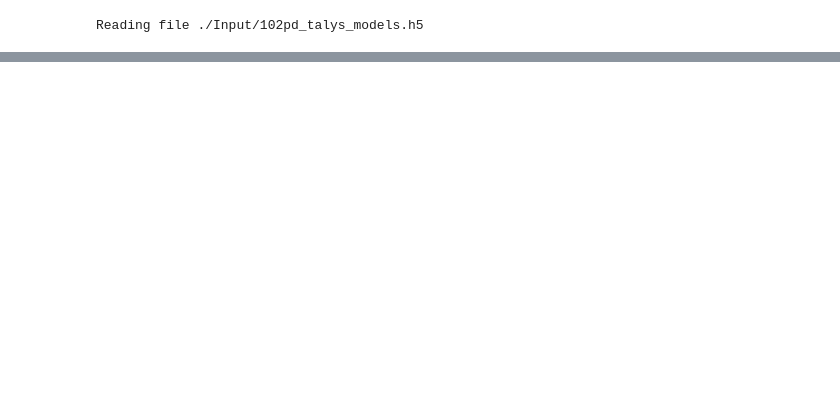
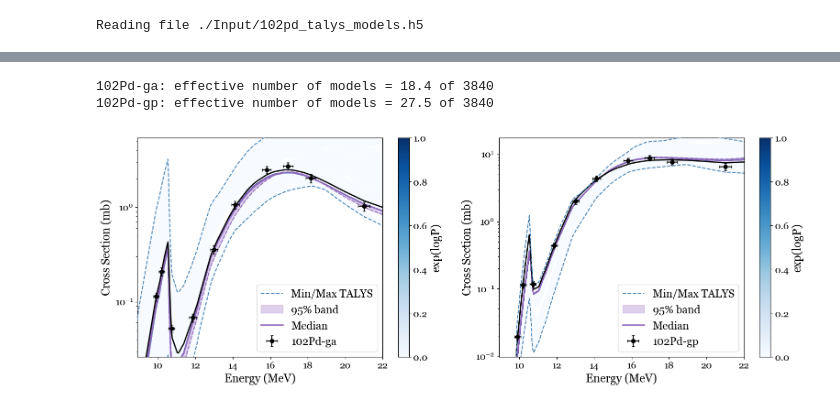
Before and after one commit to atsantiri/cs_impact_PPN, a Jupyter notebook: controlled_test.ipynb, the cells around one changed output, grey strips where cells are left out. Cells and saved outputs as stored; diff of their text form; code cells hidden in the pictures; blank space fills up the shorter version.

```diff
--- a/controlled_test.ipynb
+++ b/controlled_test.ipynb
@@ -81,0 +109,31 @@ Text(0.5, 0.98, 'Dummy data from model 0')
+# %%
+rng = np.random.default_rng(0)
+
+for d, key in enumerate(cs_data):
+    E_grid = model_data[key][0][0]
+    grid_cs = np.array([cs for _, cs in model_data[key]])  # (n_models, n_energies)
+
+    p = w_m[key] / w_m[key].sum()
+    print(f"{key}: effective number of models = {1 / np.sum(p**2):.1f} of {len(p)}")
+    print(... 1 / np.sum(p**2) ...)
+    picked = rng.choice(len(p), size=10000, p=p)
+    func_rand = grid_cs[picked]
+    lower, median, upper = np.percentile(func_rand, [2.5, 50, 97.5], axis=0)
+
+    ax = axs[d]
+    ax.fill_between(E_grid, lower, upper, color="tab:purple", alpha=0.3,
+                    label="95% band", zorder=5)
+    ax.plot(E_grid, median, color="tab:purple", lw=2, label="Median", zorder=6)
+    ax.plot(E_grid, lower, color="tab:purple", ls="dashed", zorder=6)
+    ax.plot(E_grid, upper, color="tab:purple", ls="dashed", zorder=6)
+    ax.legend()
+
+with h5py.File(modelsFile, "r") as h5:
+    for ax, key in zip(axs, cs_data):
+        E, cs = h5[f"{key}/i_0"][:]
+        ax.plot(E, cs, color="k", lw=2, label="model i_0", zorder=7)
+fig
+# %% [output]
+102Pd-ga: effective number of models = 18.4 of 3840
+102Pd-gp: effective number of models = 27.5 of 3840
+[figure, added]
```
Also changed, not shown: parts of 9 cells of this notebook, 3 other files.
